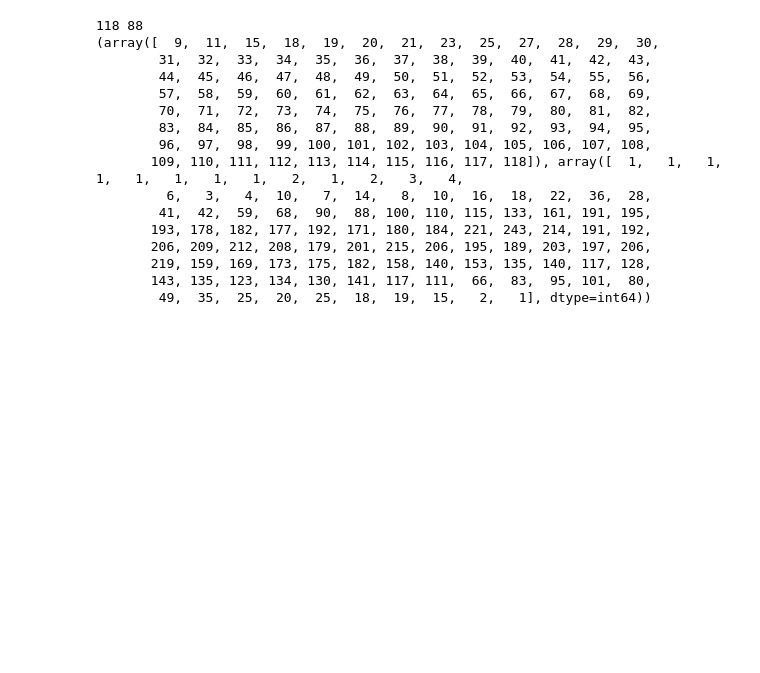
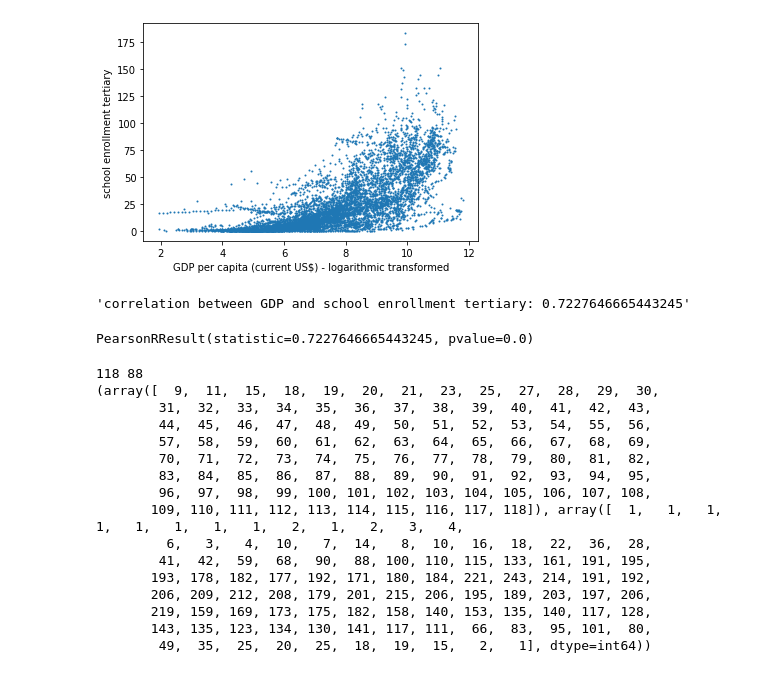
Before and after one commit to malikpaetzold/Statistical-Computing-DLBDBSC01, a Jupyter notebook: correlation_analysis.ipynb, the cells around one changed output. Drawn from its saved outputs; the diff is of its cells as text; code cells hidden in the pictures; blank space fills up the shorter version.

```diff
--- a/correlation_analysis.ipynb
+++ b/correlation_analysis.ipynb
@@ -77,3 +87,16 @@ array([[ 1.        , -0.76175388],
+# %%
+calc_correlation(gdp, school_enrollment_ter, "school enrollment tertiary")
+# %% [output]
+[figure, added]
+'correlation between GDP and school enrollment tertiary: 0.7227646665443245'
+# %%
+from sklearn.metrics import r2_score, mean_absolute_percentage_error
+from scipy.stats import pearsonr
+
+r2_score(x, y)
+pearsonr(x, y)
+# %% [output]
+PearsonRResult(statistic=0.7227646665443245, pvalue=0.0)
 # %%
 from tqdm import tqdm
 hp_x = (np.array(x) * 10).astype(int)
```
Also changed, not shown: parts of 9 cells of this notebook.
